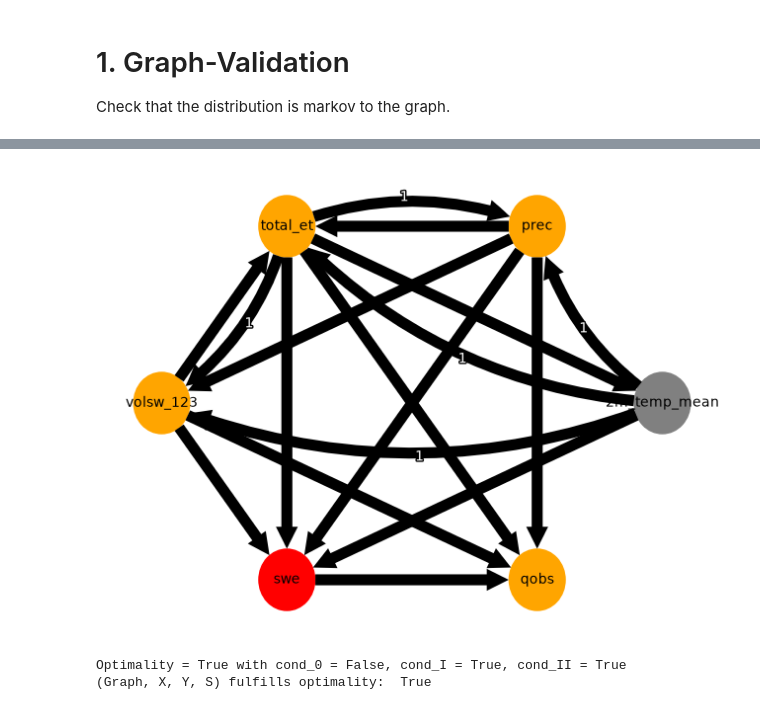
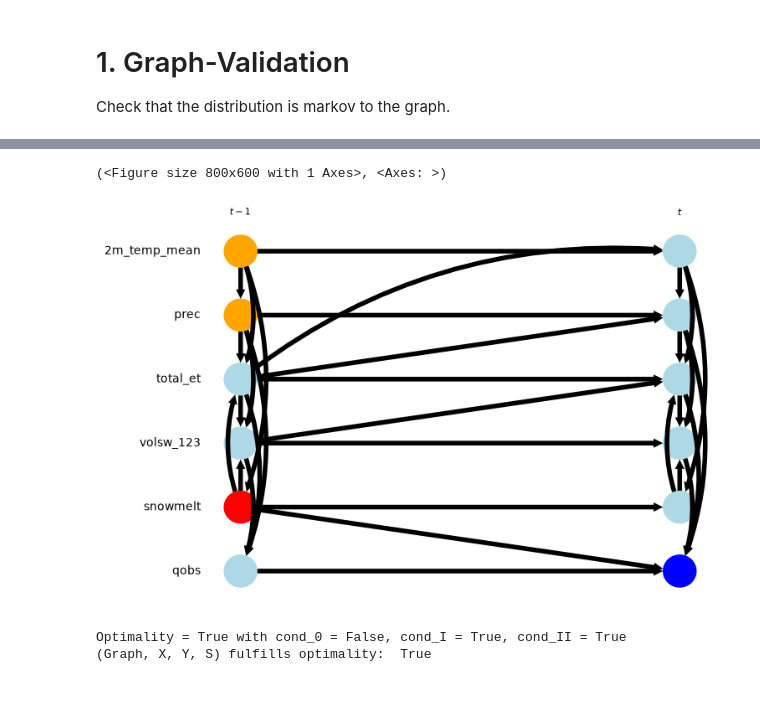
Before and after one commit to tripleUU-U/snow_causal_inference, a Jupyter notebook: code/basin_workflow.ipynb, the cells around one changed output, grey strips where cells are left out. Drawn from its saved outputs; the diff is of its cells as text; code cells hidden in the pictures.

```diff
--- a/code/basin_workflow.ipynb
+++ b/code/basin_workflow.ipynb
@@ -152,22 +240,23 @@ Oset =  [('prec', np.int64(0)), ('qobs', np.int64(-1)), ('total_et', np.int64(0)
-# %%
-special_nodes = {}
-for node in causal_effects.X:
-    special_nodes[node] = 'red'
-for node in causal_effects.Y:
-    special_nodes[node] = 'blue'
-for node in opt:
-    special_nodes[node] = 'orange'
-for node in causal_effects.M:
-    special_nodes[node] = 'lightblue'
-
-tp.plot_graph(graph = graph,
-        var_names=vars_df.columns,
-#         save_name='Example.pdf',
-        figsize = (8, 6),
-        special_nodes=special_nodes,
-        ); plt.show()
-# %% [output]
-[figure, removed]
+# %%
+special_nodes = {}
+for node in causal_effects.X:
+    special_nodes[node] = 'red'
+for node in causal_effects.Y:
+    special_nodes[node] = 'blue'
+for node in opt:
+    special_nodes[node] = 'orange'
+for node in causal_effects.M:
+    special_nodes[node] = 'lightblue'
+
+tp.plot_time_series_graph(graph = graph,
+        var_names=vars_df.columns,
+#         save_name='Example.pdf',
+        figsize = (8, 6),
+        special_nodes=special_nodes,
+        )
+# %% [output]
+(<Figure size 800x600 with 1 Axes>, <Axes: >)
+[figure, added]
 # %%
 optimality = causal_effects.check_optimality()
 print("(Graph, X, Y, S) fulfills optimality: ", optimality)
```
Also changed, not shown: parts of 20 cells of this notebook, 2 other files.
